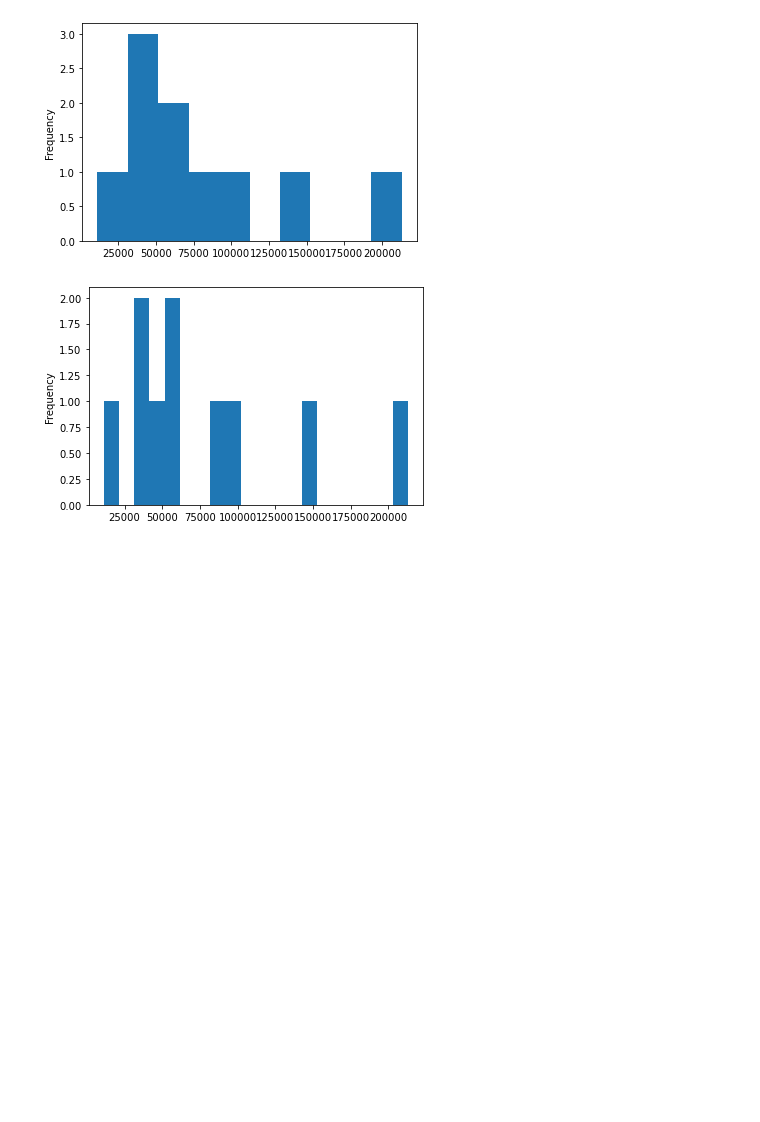
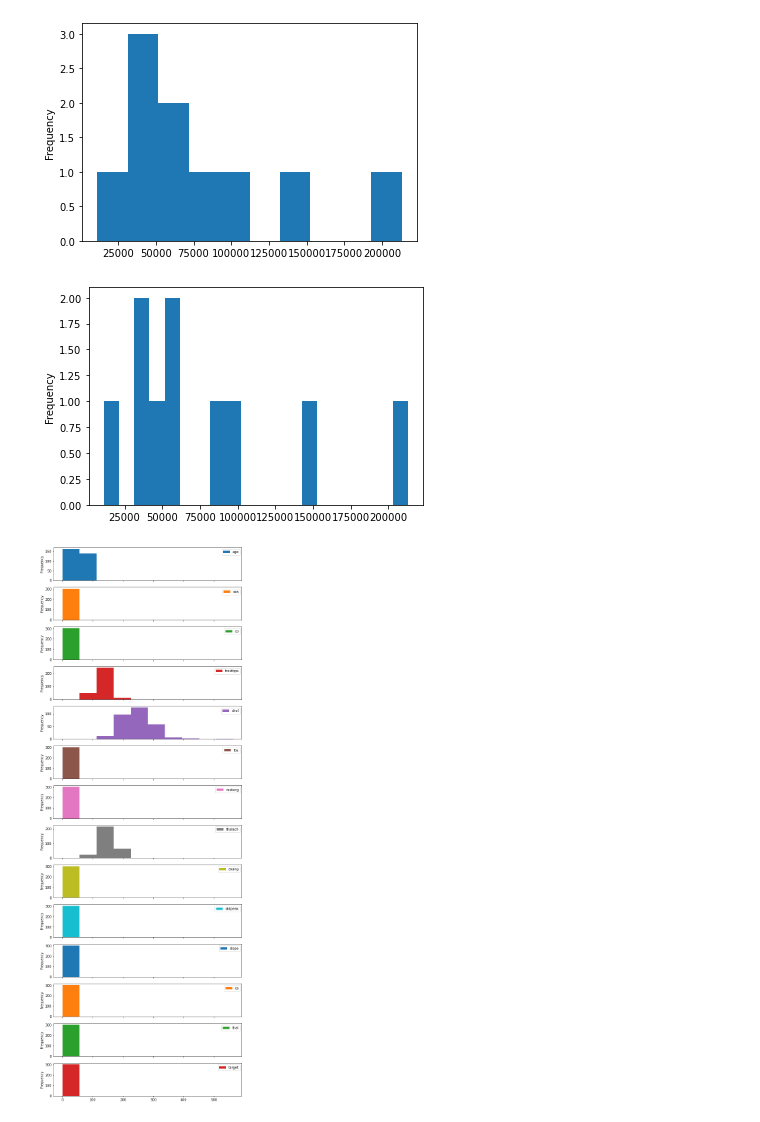
Before and after one commit to caxefaizan/S3_bucket_manipulation, a Jupyter notebook: intro to matplotlib.ipynb, the cells around one changed output. Drawn from its saved outputs; the diff is of its cells as text; code cells hidden in the pictures; blank space fills up the shorter version.

Commit message:
added new plots

```diff
--- a/intro to matplotlib.ipynb
+++ b/intro to matplotlib.ipynb
@@ -287,3 +288,10 @@ car_sales['Odometer (KM)'].plot(kind='hist');
 car_sales['Odometer (KM)'].plot.hist(bins=20); # bins adds more samples
 # %% [output]
 [figure]
+# %%
+heart_disease = pd.read_csv('heart-disease.csv')
+# %%
+
+heart_disease.plot.hist(figsize=(10,30),subplots=True);
+# %% [output]
+[figure, added]
```
Also changed, not shown: parts of 9 cells of this notebook.
